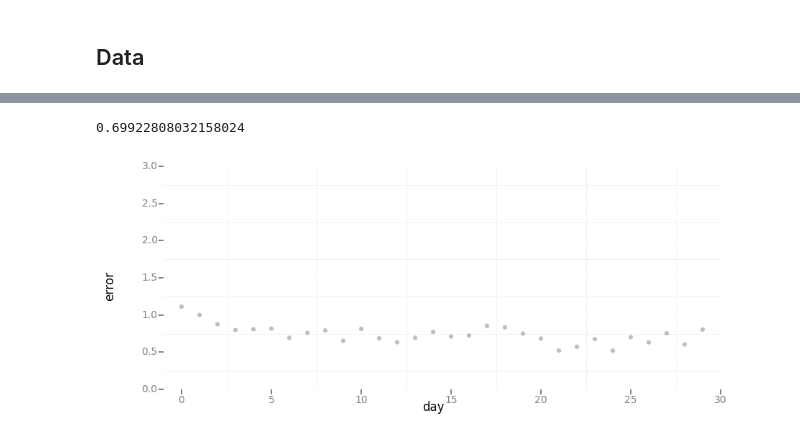
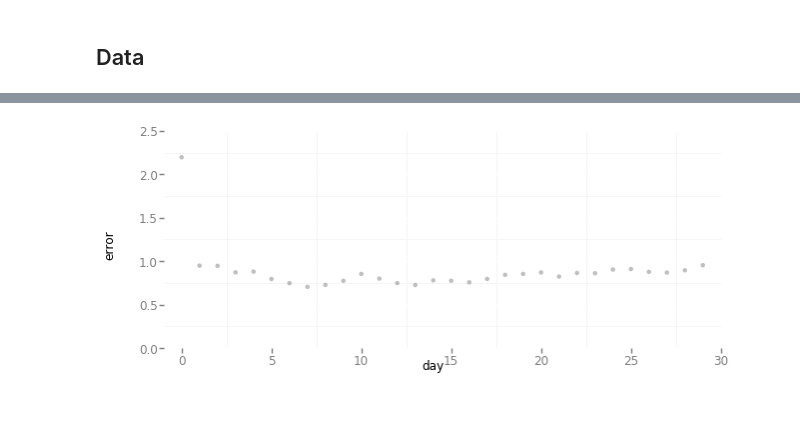
Before and after one commit to jamieinfinity/worldline-wgt, a Jupyter notebook: ml_dev/predicting_weight.ipynb, the cells around one changed output, grey strips where cells are left out. Drawn from its saved outputs; the diff is of its cells as text; code cells hidden in the pictures; blank space fills up the shorter version.

Commit message:
closes #11 - wrote code to train model and visualize the results; pulled some code into reusable utils module - Jamie

```diff
--- a/ml_dev/predicting_weight.ipynb
+++ b/ml_dev/predicting_weight.ipynb
@@ -241,0 +85,18 @@ print weightInverseTransform(pred[0][-1][0])
+# %%
+kfold = KFold(n_splits=NFOLDS, shuffle=True, random_state=42)
+
+models = []
+val_losses = []
+cv_indices = []
+for train_index, val_index in kfold.split(features_train):
+    cv_indices.append((train_index, val_index))
+    X_train, X_val = features_train[train_index], features_train[val_index]
+    y_train, y_val = target_train[train_index], target_train[val_index]
+    X_test, y_test = X_val, y_val
+#    X_test, y_test = features_test, target_test
+    model = ml_utils.train_model(model_params, training_params, [(X_train, y_train), (X_test, y_test)])
+    loss = model.evaluate(X_test, y_test, verbose=0)
+    print(loss)
+    val_losses.append(loss)
+    models.append(model)
+#     break
@@ -242,8 +115,17 @@ print weightInverseTransform(pred[0][-1][0])
 # %%
-errors = np.array([0 for i in range(0,len(X_val[0]))])
-for i in range(0, len(X_val)):
-    x_in = np.array([X_val[i]])
-    pred = best_model.predict(x_in)[0]
-    true = Y_val[i]
-    errors = errors + np.abs(true-pred).reshape(len(X_val[0]))
-errors = 50*errors/len(X_val)
+cv_index = 0
+train_index = cv_indices[cv_index][0]
+val_index = cv_indices[cv_index][1]
+X_train, X_val = features_train[train_index], features_train[val_index]
+y_train, y_val = target_train[train_index], target_train[val_index]
+# X, y = X_train, y_train
+X, y = X_val, y_val
+# X, y = features_test, target_test
+errors = np.array([0 for i in range(0,len(X[0]))])
+model = models[cv_index]
+for i in range(0, len(X)):
+    x_in = np.array([X[i]])
+    pred = model.predict(x_in)[0]
+    true = y[i]
+    errors = errors + np.abs(true-pred).reshape(len(X[0]))
+errors = WGT_SCALE_FACTOR*errors/len(X)
@@ -258,16 +140,12 @@ errors[-1]
-# %%
-errors[-5:].mean()
-# %% [output]
-0.69922808032158024
 # %%
-errors_df = pd.DataFrame({'day':range(0,len(X_val[0])), 'error':errors})
+errors_df = pd.DataFrame({'day':range(0,len(X[0])), 'error':errors})
 
 p = ggplot(aes(x='day', y='error'), data=errors_df) +\
 geom_point(color='black', alpha=0.25)  +\
 scale_x_continuous(limits=(-1, 30)) +\
-scale_y_continuous(limits=(0, 3)) +\
+scale_y_continuous(limits=(0, 2.5)) +\
 theme_bw()
 
 p.save('test.png', width=10, height=4)
 # %% [output]
-[figure, old version]
+[figure, new version]
```
Also changed, not shown: parts of 58 cells of this notebook, 2 other files.
